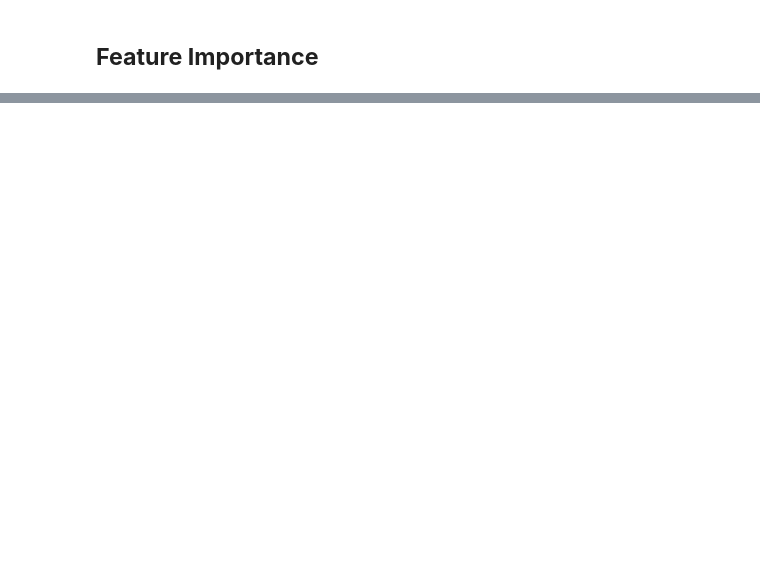
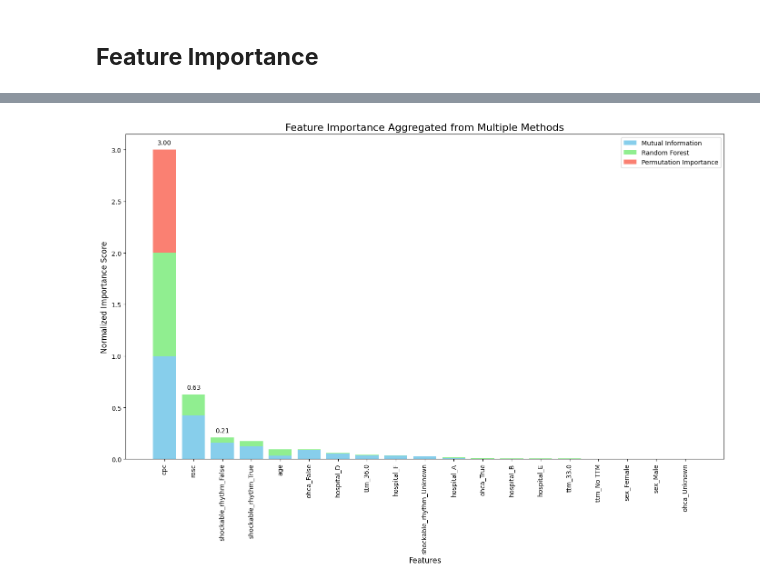
Before and after one commit to KentFre/Resus_TTM, a Jupyter notebook: 02_Feature_Importance.ipynb, the cells around one changed output, grey strips where cells are left out. Cells and saved outputs as stored; diff of their text form; code cells hidden in the pictures; blank space fills up the shorter version.

```diff
--- a/02_Feature_Importance.ipynb
+++ b/02_Feature_Importance.ipynb
@@ -397,0 +429,16 @@ Feature: shockable_rhythm_Unknown, Score: -0.000659
+# %%
+# Merge the DataFrames on the 'Feature' column
+combined_df = feature_scores_df[['Feature', 'Normalized Score']].rename(columns={'Normalized Score': 'Mutual Information'})
+combined_df = combined_df.merge(feature_scores_rf_df[['Feature', 'Normalized Score']], on='Feature')
+combined_df = combined_df.rename(columns={'Normalized Score': 'Random Forest'})
+combined_df = combined_df.merge(feature_scores_perm_df[['Feature', 'Normalized Score']], on='Feature')
+combined_df = combined_df.rename(columns={'Normalized Score': 'Permutation Importance'})
+
+# Calculate the total importance by summing across all methods
+combined_df['Total Importance'] = combined_df[['Mutual Information', 'Random Forest', 'Permutation Importance']].sum(axis=1)
+
+# Sort the DataFrame by 'Total Importance' in descending order
+combined_df_sorted = combined_df.sort_values(by='Total Importance', ascending=False)
+
+# Display the sorted DataFrame for verification
+print(combined_df_sorted)
@@ -397,0 +463,34 @@ Feature: shockable_rhythm_Unknown, Score: -0.000659
+# %%
+import matplotlib.pyplot as plt
+import numpy as np
+
+# Set feature names and importance scores
+features = combined_df_sorted['Feature']
+mi_scores = combined_df_sorted['Mutual Information']
+rf_scores = combined_df_sorted['Random Forest']
+perm_scores = combined_df_sorted['Permutation Importance']
+
+# Plot the stacked bar plot
+plt.figure(figsize=(14, 10))
+
+# Creating the stacked bar plot
+plt.bar(features, mi_scores, label='Mutual Information', color='skyblue')
+plt.bar(features, rf_scores, bottom=mi_scores, label='Random Forest', color='lightgreen')
+plt.bar(features, perm_scores, bottom=mi_scores + rf_scores, label='Permutation Importance', color='salmon')
+
+# Formatting the plot
+plt.xlabel('Features', fontsize=12)
+plt.ylabel('Normalized Importance Score', fontsize=12)
+plt.title('Feature Importance Aggregated from Multiple Methods', fontsize=16)
+plt.xticks(rotation=90, fontsize=10)
+plt.legend(loc='upper right')  # Change the legend location to make the chart cleaner
+plt.tight_layout()
+
+# Adding annotations for top features
+for idx, value in enumerate(combined_df_sorted['Total Importance']):
+    if value > 0.2:  # Annotate only the most important features
+        plt.text(idx, value + 0.05, f'{value:.2f}', ha='center', fontsize=10, color='black')
+
+plt.show()
+# %% [output]
+[figure, added]
```
Also changed, not shown: parts of 30 cells of this notebook, 5 other files.
